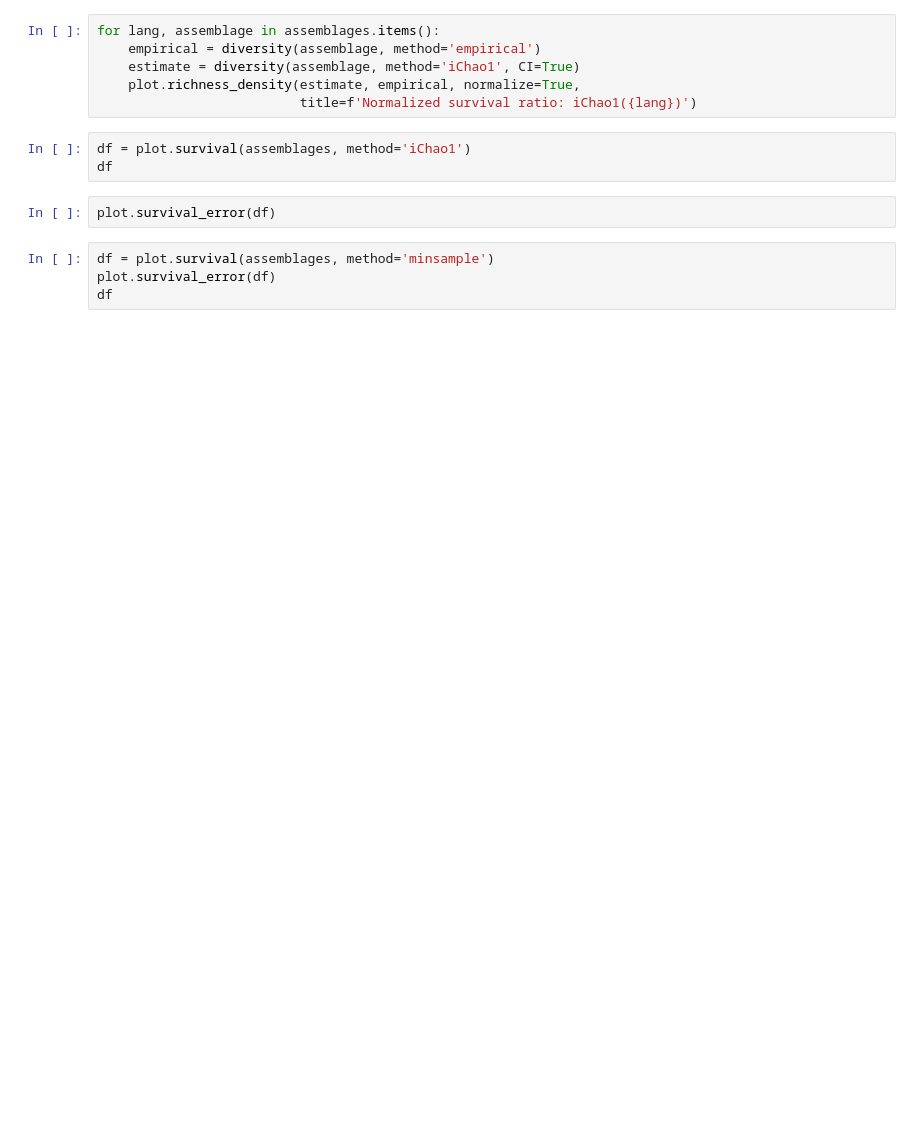
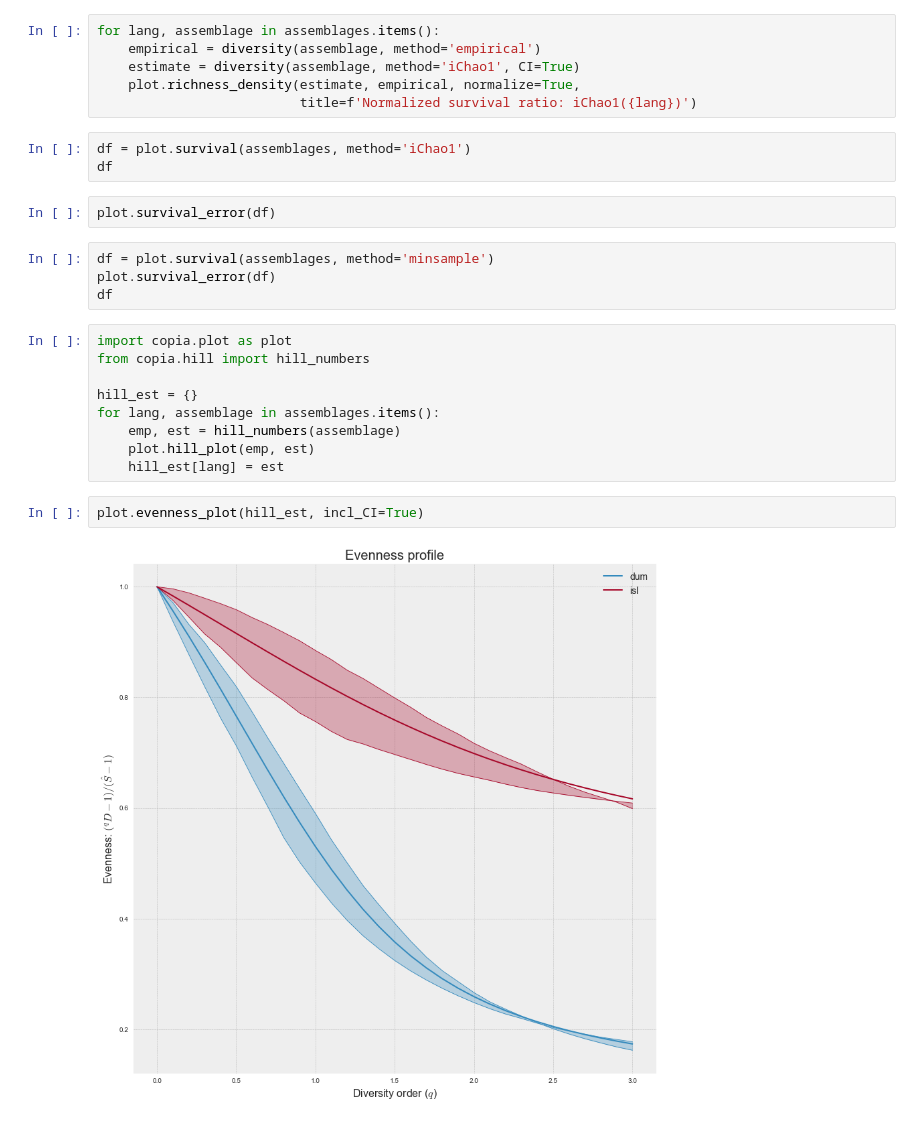
Before and after one commit to mikekestemont/copia, a Jupyter notebook: quickstart.ipynb, the cells around one changed output. Cells and saved outputs as stored; diff of their text form; blank space fills up the shorter version.

```diff
--- a/quickstart.ipynb
+++ b/quickstart.ipynb
@@ -109,3 +99,16 @@ plot.survival_error(df)
 df = plot.survival(assemblages, method='minsample')
 plot.survival_error(df)
 df
+# %%
+import copia.plot as plot
+from copia.hill import hill_numbers
+
+hill_est = {}
+for lang, assemblage in assemblages.items():
+    emp, est = hill_numbers(assemblage)
+    plot.hill_plot(emp, est)
+    hill_est[lang] = est
+# %%
+plot.evenness_plot(hill_est, incl_CI=True)
+# %% [output]
+[figure, added]
```
Also changed, not shown: parts of 3 cells of this notebook, 1 other file.
